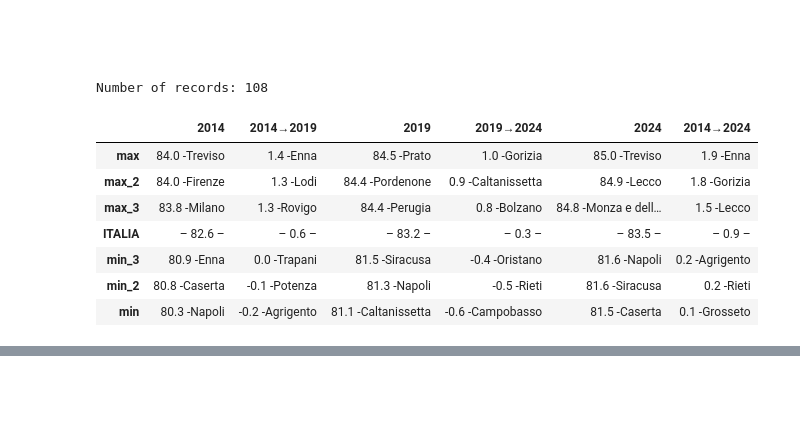
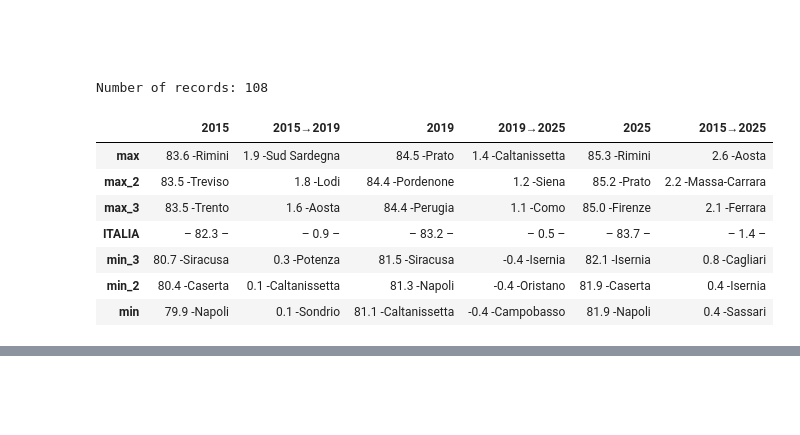
Before and after one commit to Lady3mlnm/Mini-programs-for-calculation-of-life-expectancy-in-countries, a Jupyter notebook: regions_Italy/Italian_table-2025.ipynb, the cells around one changed output, grey strips where cells are left out. Drawn from its saved outputs; the diff is of its cells as text; code cells hidden in the pictures.

```diff
--- a/regions_Italy/Italian_table-2024.ipynb
+++ b/regions_Italy/Italian_table-2025.ipynb
@@ -17,7 +17,7 @@ pd.options.display.max_rows = 50
 pd.options.display.max_columns = 30
 # %%
 # load stats about longevity
-df = pd.read_excel('data/Indicatori_demografici -2024.xls', sheet_name='speranza_di_vita', skiprows=4, header=None, index_col=0)
+df = pd.read_excel('data/Indicatori_demografici -2025 (p).xls', sheet_name='speranza_di_vita', skiprows=4, header=None, index_col=0)
 df.index.name=''
 
 df.dropna(how='all', inplace=True)
@@ -35,6 +35,6 @@ df
 # %%
 ls_cols = []
-for year in list(range(2002, 2025)):
+for year in list(range(2002, 2026)):
     ls_cols.extend([f'm_{year}', f'm65_{year}', f'f_{year}', f'f65_{year}', f'{year}', f't65_{year}'])
 
 df.columns = ls_cols
@@ -52,7 +52,7 @@ df
 <br />
 <br />
 # %%
-def sort_df(df, by=['2024', 'm_2024', 'f_2024'], ascending=False):
+def sort_df(df, by=['2025', 'm_2025', 'f_2025'], ascending=False):
     df.sort_values(by=by, ascending=ascending, inplace=True)
     indexes = df.index.to_list()
     ls_change_order = ['ITALIA']
@@ -125,0 +83,15 @@ df_regions
+# %%
+regions = ["Piemonte", "Valle d'Aosta", "Lombardia", "Trentino-Alto Adige", "Veneto", "Friuli-Venezia Giulia",
+           "Liguria", "Emilia-Romagna", "Toscana", "Umbria", "Marche", "Lazio", "Abruzzo", "Molise", "Campania",
+           "Puglia", "Basilicata", "Calabria", "Sicilia", "Sardegna"]
+
+macro_regions = ["NORD", "NORD-OVEST", "NORD-EST", "CENTRO", "MEZZOGIORNO", "SUD", "ISOLE"]
+
+cols_to_table = ['2015', '2019', '2020', '2021', '2022', '2023', '2024', '2025',
+                 'm_2015', 'm_2019', 'm_2025', 'f_2015', 'f_2019', 'f_2025']
+
+df_regions = df.loc[['ITALIA'] + regions, cols_to_table]
+
+df_regions = sort_df(df_regions)
+
+df_regions.head(3)
@@ -411,17 +416,17 @@ df_provinces
 <br />
 # %%
 mal.min_and_max_values(
-    df_provinces[['2014', '2014→2019', '2019', '2019→2024', '2024', '2014→2024']],
+    df_provinces[['2015', '2015→2019', '2019', '2019→2025', '2025', '2015→2025']],
     row_center='ITALIA',  max_lng=13)
 # %% [output]
 Number of records: 108
-|  | 2014 | 2014→2019 | 2019 | 2019→2024 | 2024 | 2014→2024 |
-| max | 84.0 -Treviso | 1.4 -Enna | 84.5 -Prato | 1.0 -Gorizia | 85.0 -Treviso | 1.9 -Enna |
-| max_2 | 84.0 -Firenze | 1.3 -Lodi | 84.4 -Pordenone | 0.9 -Caltanissetta | 84.9 -Lecco | 1.8 -Gorizia |
-| max_3 | 83.8 -Milano | 1.3 -Rovigo | 84.4 -Perugia | 0.8 -Bolzano | 84.8 -Monza e dell… | 1.5 -Lecco |
-| ITALIA | – 82.6 – | – 0.6 – | – 83.2 – | – 0.3 – | – 83.5 – | – 0.9 – |
-| min_3 | 80.9 -Enna | 0.0 -Trapani | 81.5 -Siracusa | -0.4 -Oristano | 81.6 -Napoli | 0.2 -Agrigento |
-| min_2 | 80.8 -Caserta | -0.1 -Potenza | 81.3 -Napoli | -0.5 -Rieti | 81.6 -Siracusa | 0.2 -Rieti |
-| min | 80.3 -Napoli | -0.2 -Agrigento | 81.1 -Caltanissetta | -0.6 -Campobasso | 81.5 -Caserta | 0.1 -Grosseto |
+|  | 2015 | 2015→2019 | 2019 | 2019→2025 | 2025 | 2015→2025 |
+| max | 83.6 -Rimini | 1.9 -Sud Sardegna | 84.5 -Prato | 1.4 -Caltanissetta | 85.3 -Rimini | 2.6 -Aosta |
+| max_2 | 83.5 -Treviso | 1.8 -Lodi | 84.4 -Pordenone | 1.2 -Siena | 85.2 -Prato | 2.2 -Massa-Carrara |
+| max_3 | 83.5 -Trento | 1.6 -Aosta | 84.4 -Perugia | 1.1 -Como | 85.0 -Firenze | 2.1 -Ferrara |
+| ITALIA | – 82.3 – | – 0.9 – | – 83.2 – | – 0.5 – | – 83.7 – | – 1.4 – |
+| min_3 | 80.7 -Siracusa | 0.3 -Potenza | 81.5 -Siracusa | -0.4 -Isernia | 82.1 -Isernia | 0.8 -Cagliari |
+| min_2 | 80.4 -Caserta | 0.1 -Caltanissetta | 81.3 -Napoli | -0.4 -Oristano | 81.9 -Caserta | 0.4 -Isernia |
+| min | 79.9 -Napoli | 0.1 -Sondrio | 81.1 -Caltanissetta | -0.4 -Campobasso | 81.9 -Napoli | 0.4 -Sassari |
 # %%
 mal.min_and_max_values(
```
Also changed, not shown: parts of 18 cells of this notebook, 9 other files.
